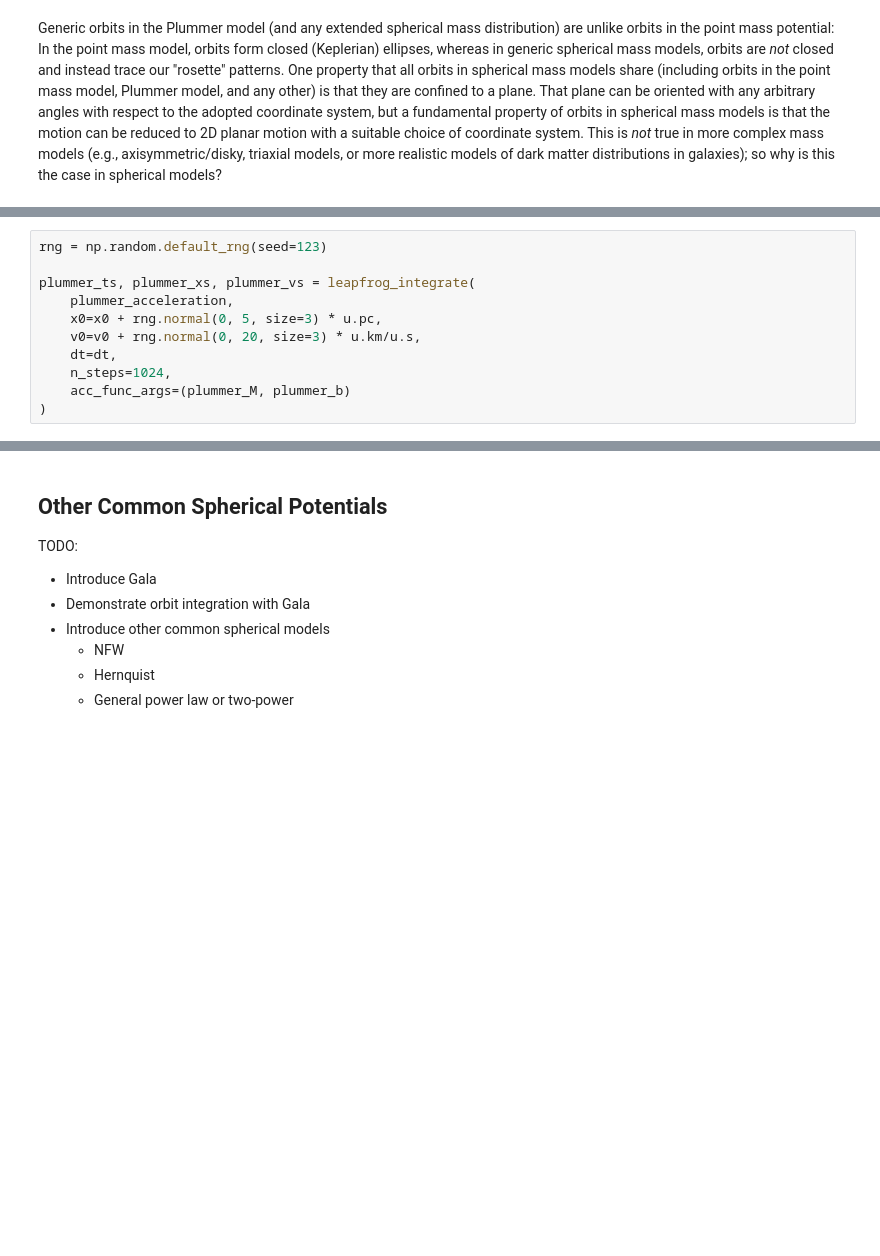
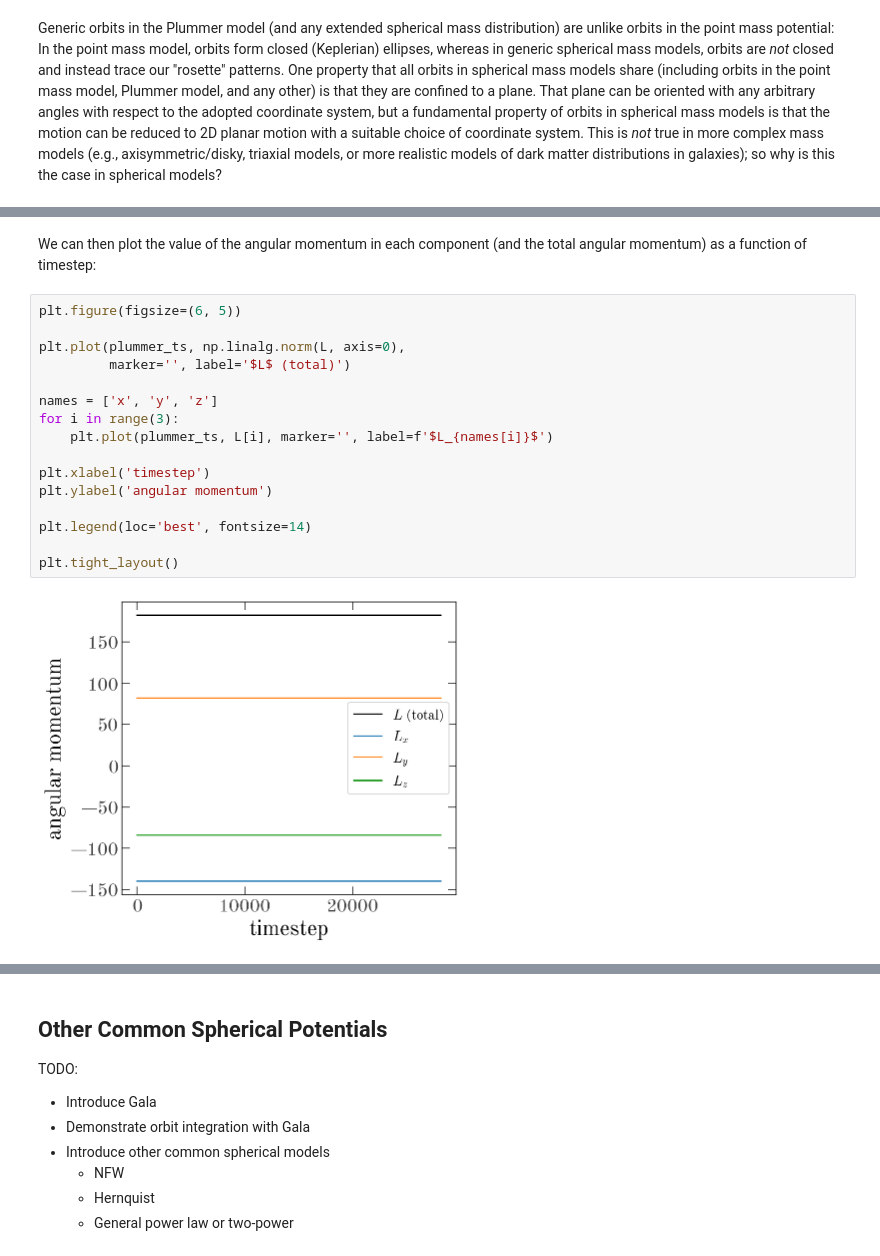
Before and after one commit to CCADynamicsGroup/SummerSchoolWorkshops, a Jupyter notebook: 1-Orbits/1-Orbits-in-spherical-gravitational-potentials.ipynb, the cells around one changed output, grey strips where cells are left out. Saved outputs shown, nothing was run; the diff lists cells and outputs as text; blank space fills up the shorter version.

```diff
--- a/1-Orbits/1-Orbits-in-spherical-gravitational-potentials.ipynb
+++ b/1-Orbits/1-Orbits-in-spherical-gravitational-potentials.ipynb
@@ -846,11 +838,0 @@ TODO: show that angular momentum components also close to constant
-# %%
-rng = np.random.default_rng(seed=123)
-
-plummer_ts, plummer_xs, plummer_vs = leapfrog_integrate(
-    plummer_acceleration,
-    x0=x0 + rng.normal(0, 5, size=3) * u.pc,
-    v0=v0 + rng.normal(0, 20, size=3) * u.km/u.s,
-    dt=dt,
-    n_steps=1024,
-    acc_func_args=(plummer_M, plummer_b)
-)
@@ -870,0 +883,20 @@ for i in range(3):
+# %% [markdown]
+We can then plot the value of the angular momentum in each component (and the total angular momentum) as a function of timestep:
+# %%
+plt.figure(figsize=(6, 5))
+
+plt.plot(plummer_ts, np.linalg.norm(L, axis=0),
+         marker='', label='$L$ (total)')
+
+names = ['x', 'y', 'z']
+for i in range(3):
+    plt.plot(plummer_ts, L[i], marker='', label=f'$L_{names[i]}$')
+
+plt.xlabel('timestep')
+plt.ylabel('angular momentum')
+
+plt.legend(loc='best', fontsize=14)
+
+plt.tight_layout()
+# %% [output]
+[figure, added]
```
Also changed, not shown: parts of 15 cells of this notebook.
